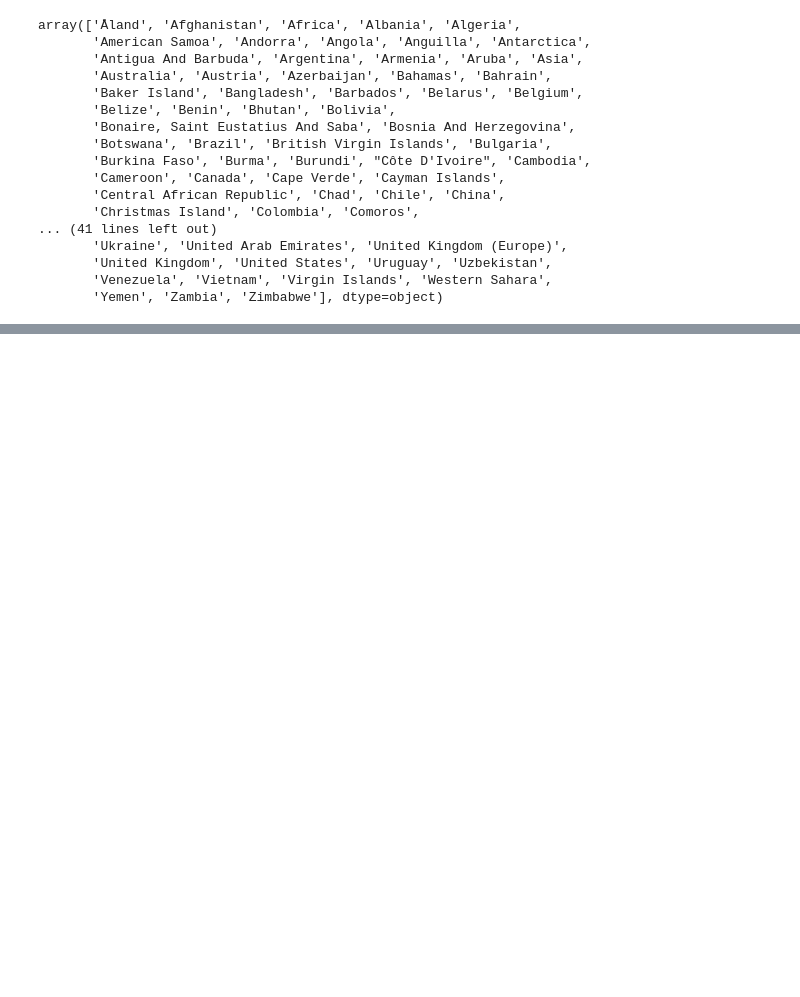
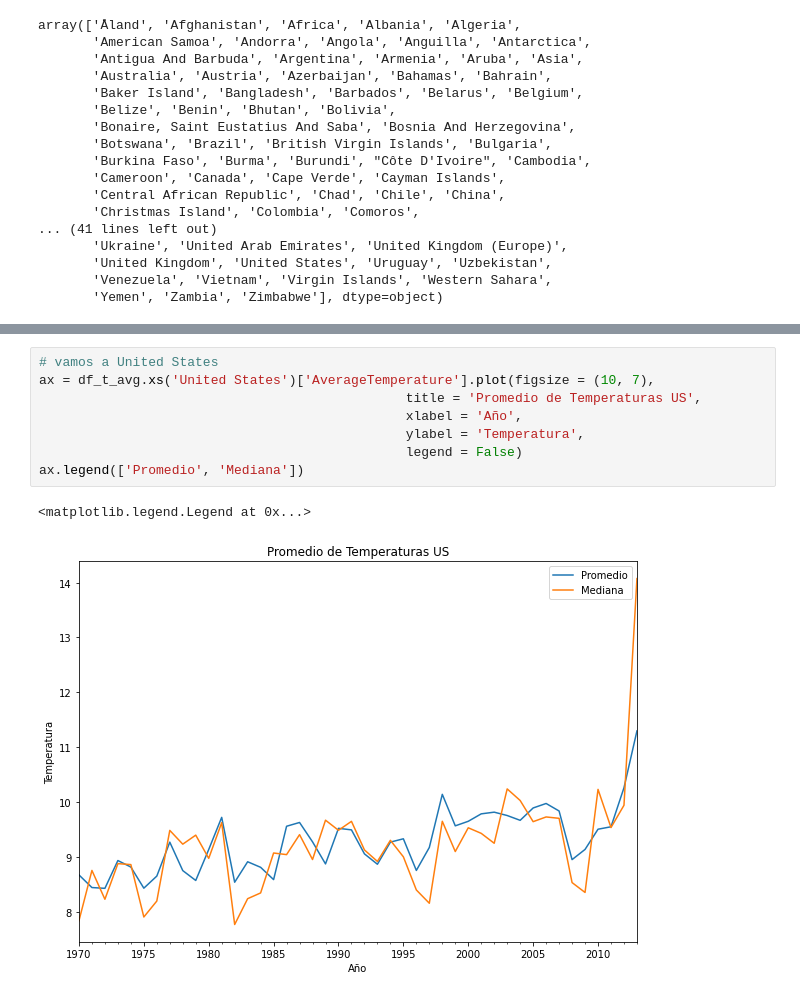
Before and after one commit to FernandoCallasaca/data_science_projects, a Jupyter notebook: pandas_routine.ipynb, the cells around one changed output, grey strips where cells are left out. Saved outputs shown, nothing was run; the diff lists cells and outputs as text; blank space fills up the shorter version.

```diff
--- a/pandas_routine.ipynb
+++ b/pandas_routine.ipynb
@@ -93,0 +229,11 @@ array(['Åland', 'Afghanistan', 'Africa', 'Albania', 'Algeria',
+# %%
+# vamos a United States
+ax = df_t_avg.xs('United States')['AverageTemperature'].plot(figsize = (10, 7),
+                                               title = 'Promedio de Temperaturas US',
+                                               xlabel = 'Año',
+                                               ylabel = 'Temperatura',
+                                               legend = False)
+ax.legend(['Promedio', 'Mediana'])
+# %% [output]
+<matplotlib.legend.Legend at 0x...>
+[figure, added]
```
Also changed, not shown: parts of 15 cells of this notebook.
